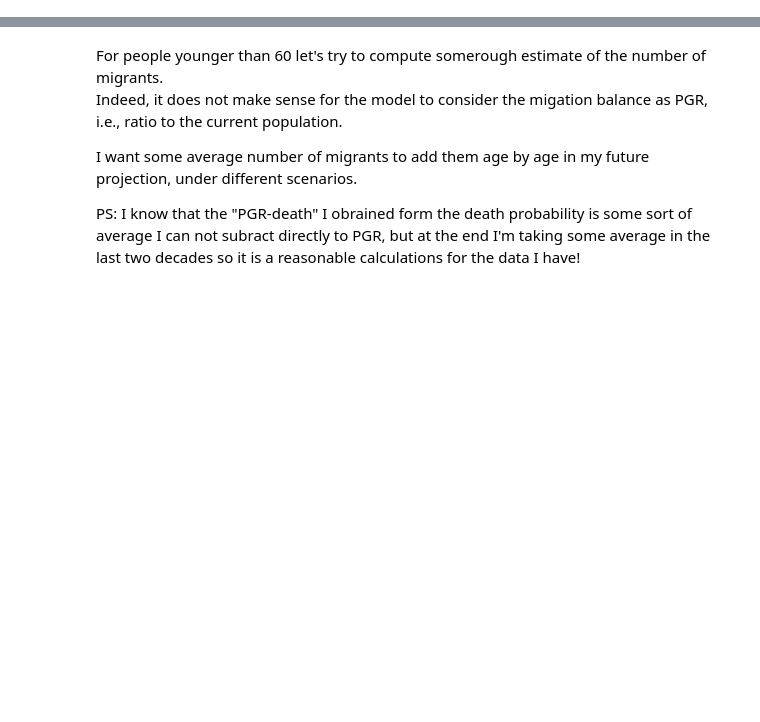
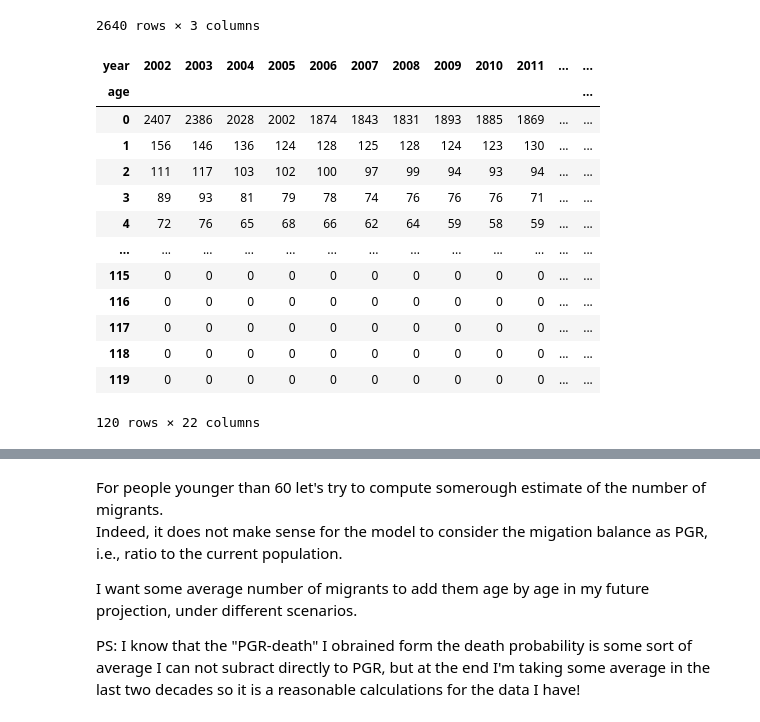
Before and after one commit to danieleongari/saturdaymorningdsprojects, a Jupyter notebook: 01_will_i_ever_retire_in_italy/5_mortality_and_pgr.ipynb, the cells around one changed output, grey strips where cells are left out. Saved outputs shown, nothing was run; the diff lists cells and outputs as text; code cells hidden in the pictures; blank space fills up the shorter version.

```diff
--- a/01_will_i_ever_retire_in_italy/5_mortality_and_pgr.ipynb
+++ b/01_will_i_ever_retire_in_italy/5_mortality_and_pgr.ipynb
@@ -19,7 +95,12 @@ requests.urllib3.disable_warnings() # avoid "InsecureRequestWarning: Unverified
 # %%
-# I want to know the deaths to split them from the immigration balance
-ds = discovery.DataSet(dataflow_identifier="DCIS_MORTALITA1") # Deaths in Italy http://dati.istat.it/Index.aspx?lang=en&DataSetCode=DCIS_MORTALITA
-ds.set_filters(itter107 ="IT", sesso="9")
-df = retrieval.get_data(ds) # Takes about 30s
-df
+df_tot_deaths = (
+    pd.concat([df1, df2])
+    .assign(year= lambda x: x["TIME_PERIOD"].dt.year)
+    [["year", "OBS_VALUE"]]
+    .sort_values("year")
+    .query("year>2001") # first year is 2001 and looks weird: too low, just 103k
+    .reset_index(drop=True)
+    )
+
+px.bar(df_tot_deaths, x="year", y="OBS_VALUE", title="Total deaths in Italy", labels={"OBS_VALUE": "Deaths"})
 # %% [output]
@@ -38,0 +108,39 @@ df
+# %%
+death_count_tiny = ( # columns: year (observation), age, OBS_VALUE (death count)
+    df0
+    .query("FUNZ_BIO=='DEATHS'") # These are Death count over 100'000
+    .query("~ETA_CLASSI_ETA.str.contains('-|_')") # filter out rows containing "-" or "_"
+    .assign(age= lambda x: x["ETA_CLASSI_ETA"].str.split("Y").str[-1].astype(int))
+    .assign(year= lambda x: x["TIME_PERIOD"].dt.year)
+    .query("year>2001") # It goes back to 1974 but I don't have data to make a consistent analysis before 2002
+    .join (df_tot_deaths.set_index("year"), on="year", rsuffix="_tot")
+    #.pipe(lambda x: display(x.head()) or x)
+    .assign(DEATH_COUNT= lambda x: x["OBS_VALUE"] * x["OBS_VALUE_tot"] / 100000)
+    [["year", "age", "DEATH_COUNT"]]
+    .sort_values(["year", "age"])
+    .reset_index(drop=True)
+    .astype(int)
+)
+display(death_count_tiny)
+death_count = death_count_tiny.pivot(index='age', columns='year', values='DEATH_COUNT') # columns: year (observation), rows: age, values: death count
+display(death_count)
+
+fig = px.line(
+    data_frame=death_count_tiny,
+    x="age",
+    y="DEATH_COUNT",
+    color="year",
+    color_discrete_sequence=get_colors(n=death_count.columns.size),
+    title="Deaths in Italy by age",
+).update_layout(
+    title=None,
+    xaxis_title="Age",
+    yaxis_title="Deaths",
+    showlegend=True,
+    margin=dict(l=0, r=15, t=20, b=0),
+    width=780,
+    height=280,
+)
+display(fig)
+death_count.to_csv("data/5_deaths_by_age_year.csv")
+# %% [output]
@@ -38,0 +159,15 @@ df
+2640 rows × 3 columns
+| year | 2002 | 2003 | 2004 | 2005 | 2006 | 2007 | 2008 | 2009 | 2010 | 2011 | ... | ... |
+| age |  |  |  |  |  |  |  |  |  |  |  | ... |
+| 0 | 2407 | 2386 | 2028 | 2002 | 1874 | 1843 | 1831 | 1893 | 1885 | 1869 | ... | ... |
+| 1 | 156 | 146 | 136 | 124 | 128 | 125 | 128 | 124 | 123 | 130 | ... | ... |
+| 2 | 111 | 117 | 103 | 102 | 100 | 97 | 99 | 94 | 93 | 94 | ... | ... |
+| 3 | 89 | 93 | 81 | 79 | 78 | 74 | 76 | 76 | 76 | 71 | ... | ... |
+| 4 | 72 | 76 | 65 | 68 | 66 | 62 | 64 | 59 | 58 | 59 | ... | ... |
+| ... | ... | ... | ... | ... | ... | ... | ... | ... | ... | ... | ... | ... |
+| 115 | 0 | 0 | 0 | 0 | 0 | 0 | 0 | 0 | 0 | 0 | ... | ... |
+| 116 | 0 | 0 | 0 | 0 | 0 | 0 | 0 | 0 | 0 | 0 | ... | ... |
+| 117 | 0 | 0 | 0 | 0 | 0 | 0 | 0 | 0 | 0 | 0 | ... | ... |
+| 118 | 0 | 0 | 0 | 0 | 0 | 0 | 0 | 0 | 0 | 0 | ... | ... |
+| 119 | 0 | 0 | 0 | 0 | 0 | 0 | 0 | 0 | 0 | 0 | ... | ... |
+120 rows × 22 columns
```
Also changed, not shown: parts of 6 cells of this notebook, 2 other files.
